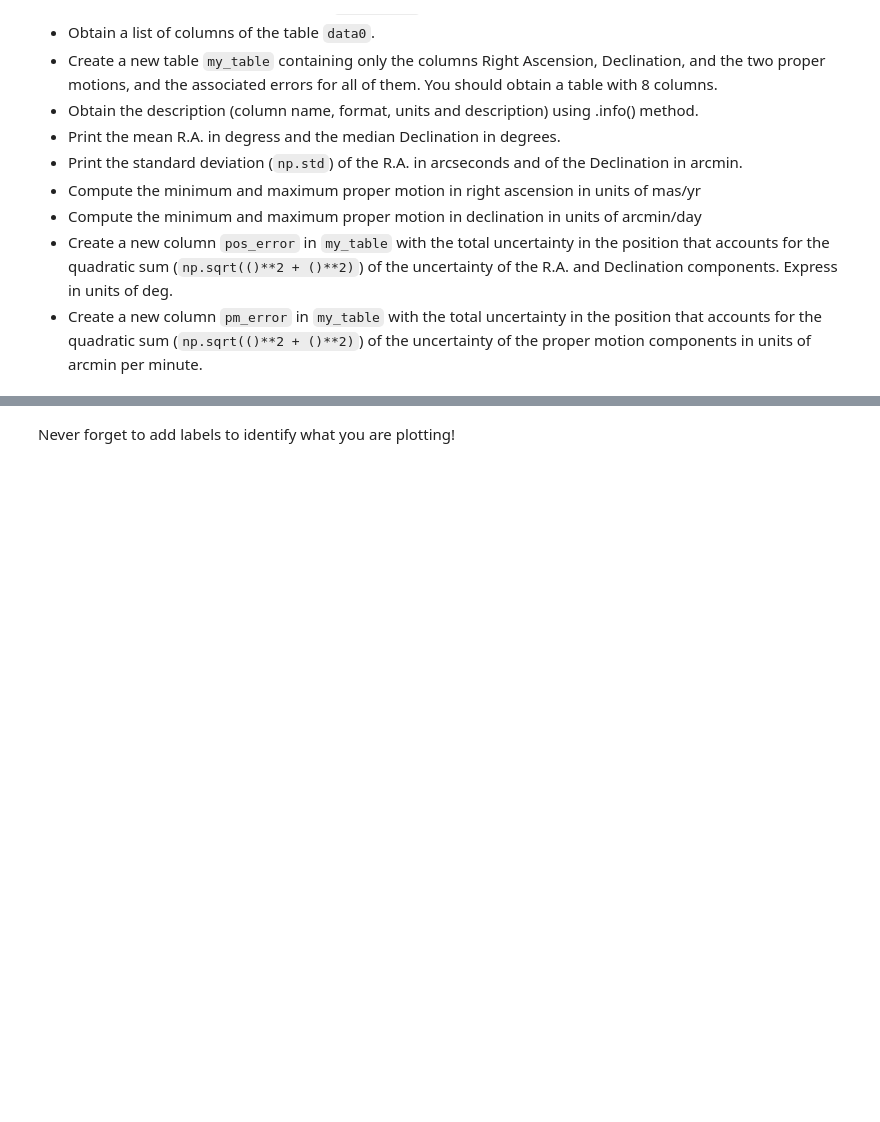
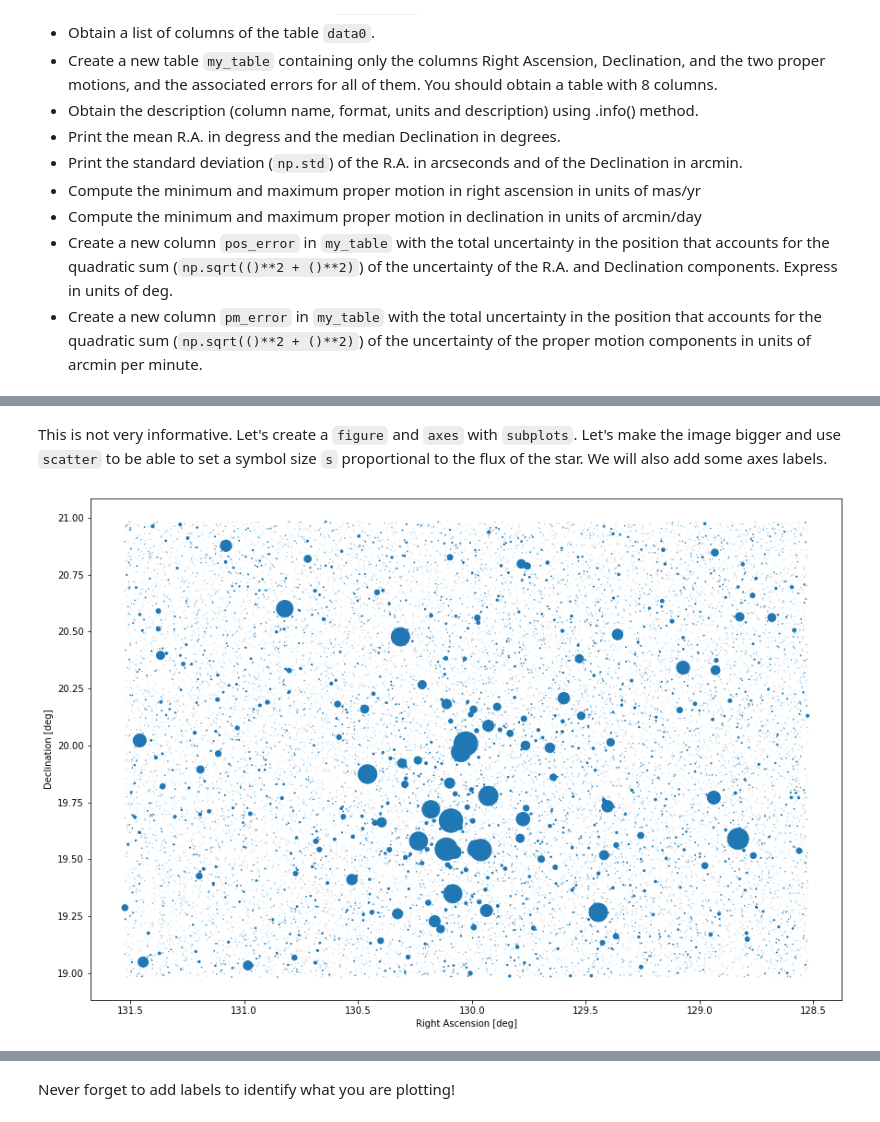
Before and after one commit to espsrc/pysnacks_1, a Jupyter notebook: tutorials/session_02/pysnack_1_02.ipynb, the cells around one changed output, grey strips where cells are left out. Cells and saved outputs as stored; diff of their text form; code cells hidden in the pictures; blank space fills up the shorter version.

```diff
--- a/tutorials/session_02/pysnack_1_02.ipynb
+++ b/tutorials/session_02/pysnack_1_02.ipynb
@@ -150,10 +251,18 @@ plt.plot(data0['ra'], data0['dec'], '.', color='k', alpha = 0.1, ms=1)
+# %% [markdown]
+This is not very informative. Let's create a `figure` and `axes` with `subplots`. Let's make the image bigger and use `scatter` to be able to set a symbol size `s` proportional to the flux of the star. We will also add some axes labels.
 # %%
-fig, ax = plt.subplots(ncols=1, figsize=(15,10))
-ax.scatter(data0['ra'], data0['dec'], s=data0['phot_g_mean_flux']/1e5);
+fig, ax = plt.subplots(figsize=(15,10))
+
+ax.scatter(data0['ra'],
+           data0['dec'],
+           s=data0['phot_g_mean_flux']/1e5)
+
 ax.set_aspect('equal')
 
 # Here we invert the direction of the right ascension axis
 ax.invert_xaxis()
 
 ax.set_xlabel('Right Ascension [deg]')
 ax.set_ylabel('Declination [deg]');
+# %% [output]
+[figure, added]
```
Also changed, not shown: parts of 102 cells of this notebook, 1 other file.
